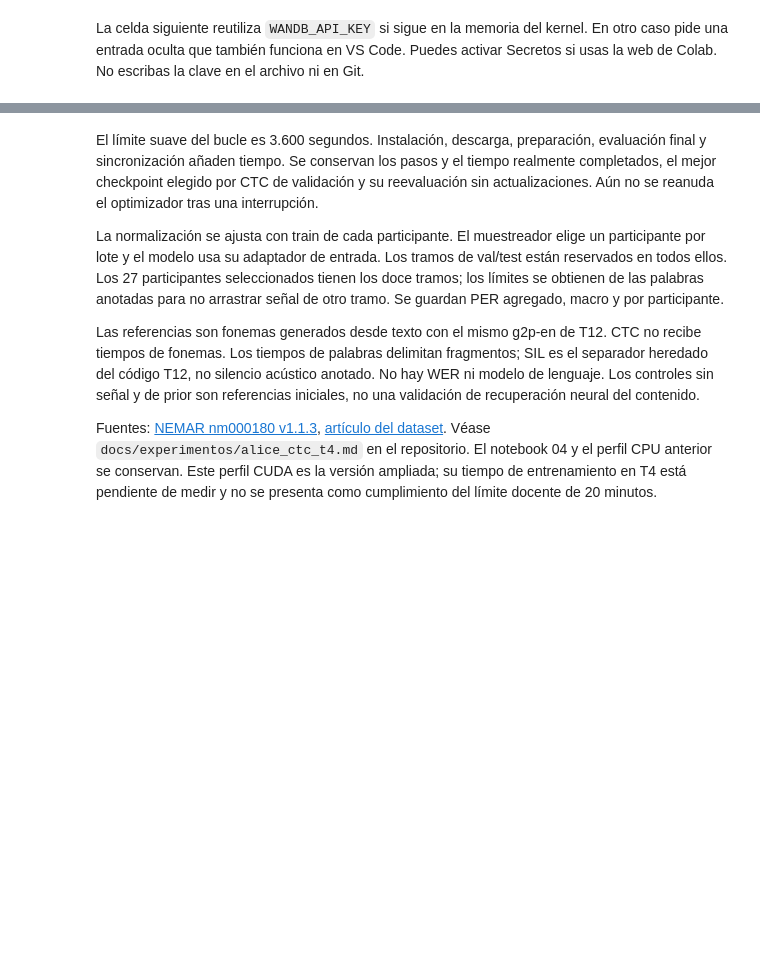
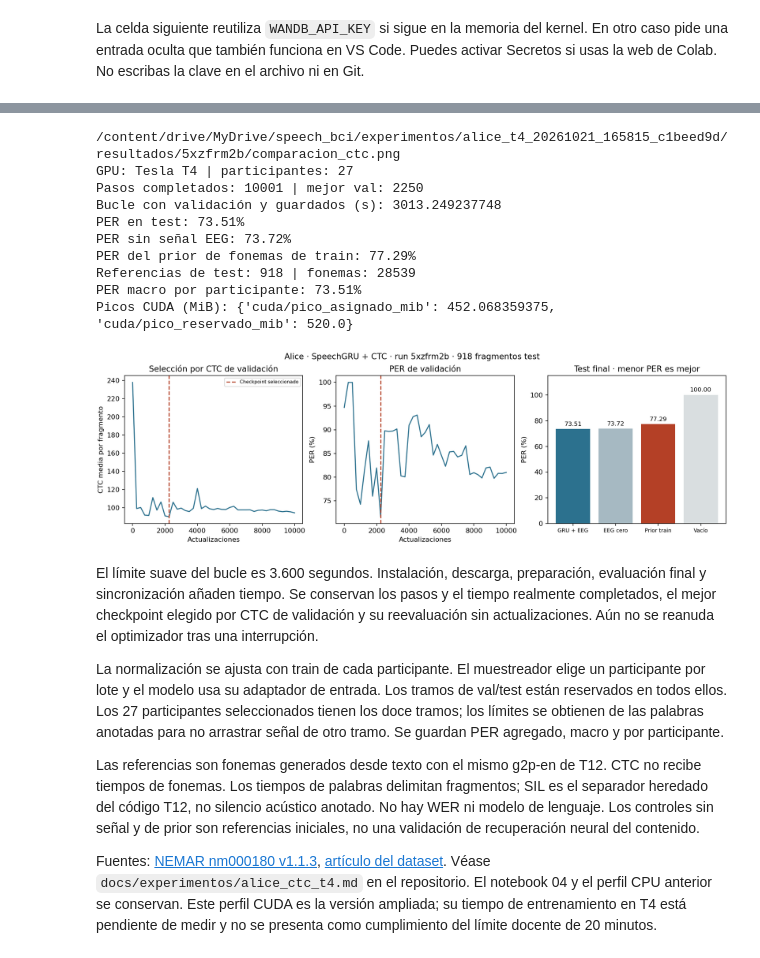
Before and after one commit to hjasier/neural-speech-decoder, a Jupyter notebook: notebooks/05_alice_colab.ipynb, the cells around one changed output, grey strips where cells are left out. Saved outputs shown, nothing was run; the diff lists cells and outputs as text; code cells hidden in the pictures; blank space fills up the shorter version.

Commit message:
ejecución completa de Alice en Colab

```diff
--- a/notebooks/05_alice_colab.ipynb
+++ b/notebooks/05_alice_colab.ipynb
@@ -905,7 +905,8 @@ for name in ('OMP_NUM_THREADS', 'MKL_NUM_THREADS', 'OPENBLAS_NUM_THREADS'):
 def ejecutar(argumentos: list[str], log: Path | None = None) -> None:
     """Muestra stdout/stderr, conserva log y detiene el proceso al interrumpir."""
     recent = deque(maxlen=25)
-    process = subprocess.Popen([str(PYTHON), *argumentos], cwd=PROJECT, stdout=subprocess.PIPE,
+    process = subprocess.Popen([str(PYTHON), *argumentos], cwd=PROJECT,
+                               env={**os.environ, 'MPLBACKEND': 'Agg'}, stdout=subprocess.PIPE,
                                stderr=subprocess.STDOUT, text=True, encoding='utf-8', errors='replace', bufsize=1)
     try:
         with (log.open('w', encoding='utf-8') if log else nullcontext(None)) as stream:
@@ -1081,17 +1083,32 @@ paso 5300/10001 · CTC=90.9324 · lr=0.009402 · CUDA pico=452 MiB asignados / 5
 # %%
 #@title 8. Mostrar resultados guardados (no entrena)
 from IPython.display import Image, display
+# Solo genera la figura desde los resultados guardados; no vuelve a entrenar.
+os.environ['MPLBACKEND'] = 'Agg'
+ejecutar(['scripts/report_alice_ctc.py', '--run-dir', str(RUN_DIR)], RESULTS / 'figura.log')
 report = json.loads((RUN_DIR / 'resultado.json').read_text())
 print('GPU:', report['hardware'], '| participantes:', len(report['subjects']))
 print('Pasos completados:', report['completed_steps'], '| mejor val:', report['best_val_step'])
 print('Bucle con validación y guardados (s):', report['training_seconds_including_val_and_saves'])
 print('PER en test:', f"{report['test']['per']:.2%}")
 print('PER sin señal EEG:', f"{report['zero_eeg_control']['per']:.2%}")
 print('PER del prior de fonemas de train:', f"{report['phone_prior_control']['per']:.2%}")
 print('Referencias de test:', report['test']['frases'], '| fonemas:', report['test']['fonemas'])
 print('PER macro por participante:', f"{report['test_macro_per']:.2%}")
 print('Picos CUDA (MiB):', report['cuda_memory'])
 display(Image(filename=str(RUN_DIR / 'comparacion_ctc.png')))
+# %% [output]
+/content/drive/MyDrive/speech_bci/experimentos/alice_t4_20261021_165815_c1beed9d/resultados/5xzfrm2b/comparacion_ctc.png
+GPU: Tesla T4 | participantes: 27
+Pasos completados: 10001 | mejor val: 2250
+Bucle con validación y guardados (s): 3013.249237748
+PER en test: 73.51%
+PER sin señal EEG: 73.72%
+PER del prior de fonemas de train: 77.29%
+Referencias de test: 918 | fonemas: 28539
+PER macro por participante: 73.51%
+Picos CUDA (MiB): {'cuda/pico_asignado_mib': 452.068359375, 'cuda/pico_reservado_mib': 520.0}
+[figure, added]
 # %% [markdown]
 El límite suave del bucle es 3.600 segundos. Instalación, descarga, preparación, evaluación final y sincronización añaden tiempo. Se conservan los pasos y el tiempo realmente completados, el mejor checkpoint elegido por CTC de validación y su reevaluación sin actualizaciones. Aún no se reanuda el optimizador tras una interrupción.
 
```
Also changed, not shown: parts of 5 cells of this notebook.
